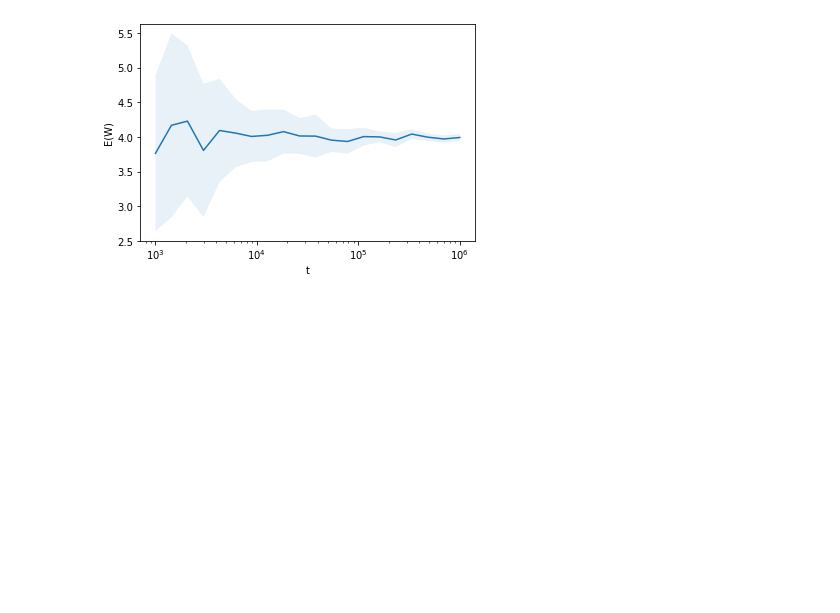
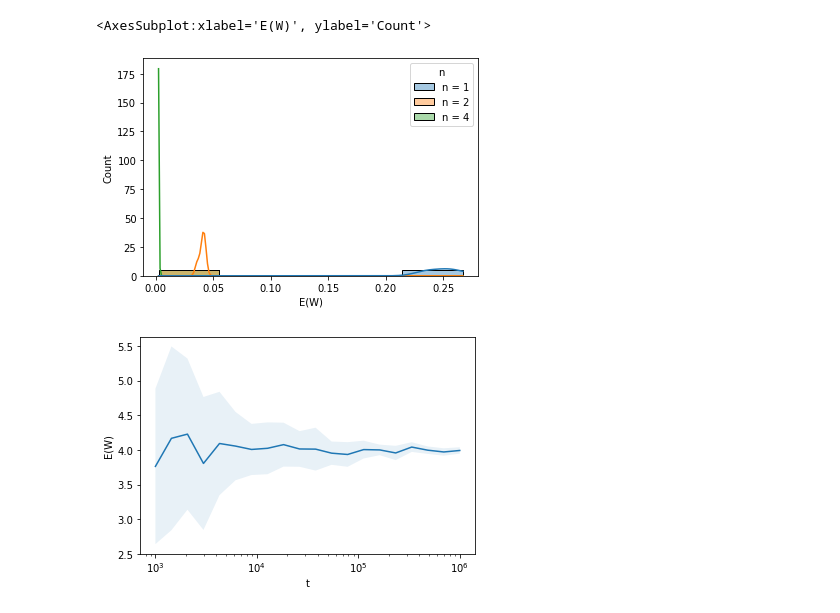
Before and after one commit to Maloup/Stochastic_assignment_2, a Jupyter notebook: Result_visualization.ipynb, the cells around one changed output. Drawn from its saved outputs; the diff is of its cells as text; code cells hidden in the pictures; blank space fills up the shorter version.

```diff
--- a/Result_visualization.ipynb
+++ b/Result_visualization.ipynb
@@ -107,3 +184,9 @@ def vary_t(min_exp, max_exp, seed, arrival_rate, capacity_server, n_server=1, st
+# %%
+sns.histplot(data = df, hue="n", x="E(W)", alpha=0.4, kde = True)
+#plt.xscale("log")
+# %% [output]
+<AxesSubplot:xlabel='E(W)', ylabel='Count'>
+[figure, added]
 # %%
 #shelf = shelve.open("Arrays/t_parameter")
 #vary_t_results, t_range = vary_t(min_exp=3, max_exp=7, seed=8539, arrival_rate=0.8, capacity_server=1,
```
Also changed, not shown: parts of 11 cells of this notebook, 3 other files.
